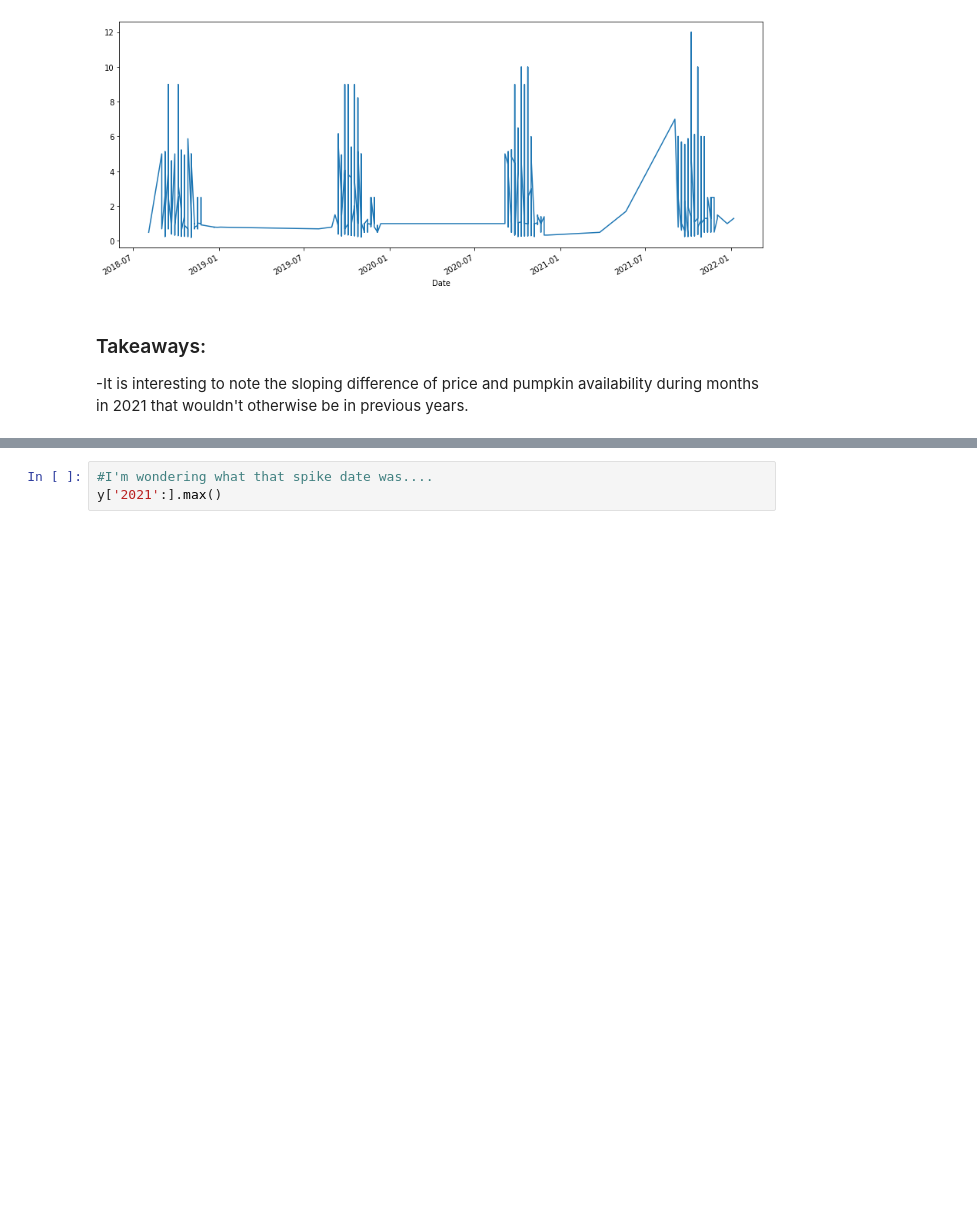
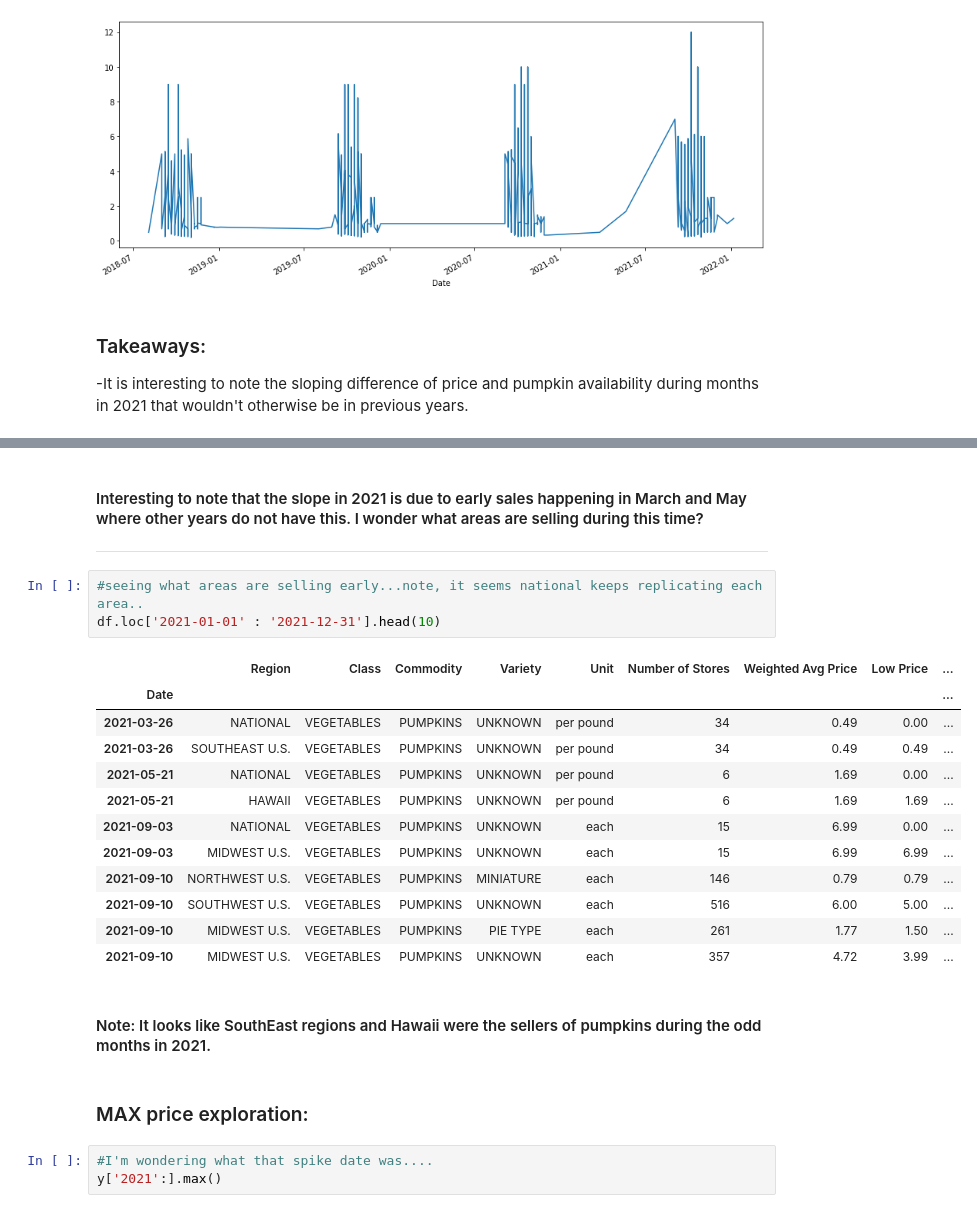
Before and after one commit to jeneyring/Pumpkin_season, a Jupyter notebook: Explore.ipynb, the cells around one changed output, grey strips where cells are left out. Cells and saved outputs as stored; diff of their text form; blank space fills up the shorter version.

Commit message:
looking at hawaii anomalies

```diff
--- a/Explore.ipynb
+++ b/Explore.ipynb
@@ -179,3 +224,27 @@ Name: Weighted Avg Price, Length: 319, dtype: float64
+# %% [markdown]
+#### Interesting to note that the slope in 2021 is due to early sales happening in March and May where other years do not have this. I wonder what areas are selling during this time?
+
+__________________________________________________________________________________
+# %%
+#seeing what areas are selling early...note, it seems national keeps replicating each area..
+df.loc['2021-01-01' : '2021-12-31'].head(10)
+# %% [output]
+|  | Region | Class | Commodity | Variety | Unit | Number of Stores | Weighted Avg Price | Low Price | ... |
+| Date |  |  |  |  |  |  |  |  | ... |
+| 2021-03-26 | NATIONAL | VEGETABLES | PUMPKINS | UNKNOWN | per pound | 34 | 0.49 | 0.00 | ... |
+| 2021-03-26 | SOUTHEAST U.S. | VEGETABLES | PUMPKINS | UNKNOWN | per pound | 34 | 0.49 | 0.49 | ... |
+| 2021-05-21 | NATIONAL | VEGETABLES | PUMPKINS | UNKNOWN | per pound | 6 | 1.69 | 0.00 | ... |
+| 2021-05-21 | HAWAII | VEGETABLES | PUMPKINS | UNKNOWN | per pound | 6 | 1.69 | 1.69 | ... |
+| 2021-09-03 | NATIONAL | VEGETABLES | PUMPKINS | UNKNOWN | each | 15 | 6.99 | 0.00 | ... |
+| 2021-09-03 | MIDWEST U.S. | VEGETABLES | PUMPKINS | UNKNOWN | each | 15 | 6.99 | 6.99 | ... |
+| 2021-09-10 | NORTHWEST U.S. | VEGETABLES | PUMPKINS | MINIATURE | each | 146 | 0.79 | 0.79 | ... |
+| 2021-09-10 | SOUTHWEST U.S. | VEGETABLES | PUMPKINS | UNKNOWN | each | 516 | 6.00 | 5.00 | ... |
+| 2021-09-10 | MIDWEST U.S. | VEGETABLES | PUMPKINS | PIE TYPE | each | 261 | 1.77 | 1.50 | ... |
+| 2021-09-10 | MIDWEST U.S. | VEGETABLES | PUMPKINS | UNKNOWN | each | 357 | 4.72 | 3.99 | ... |
+# %% [markdown]
+#### Note: It looks like SouthEast regions and Hawaii were the sellers of pumpkins during the odd months in 2021.
+# %% [markdown]
+### MAX price exploration:
 # %%
 #I'm wondering what that spike date was....
 y['2021':].max()
```
Also changed, not shown: parts of 9 cells of this notebook.
